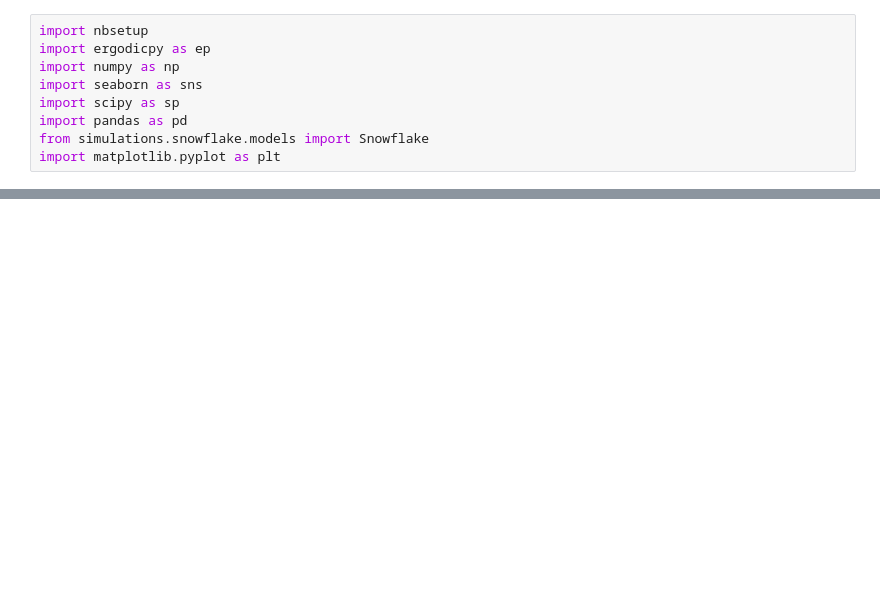
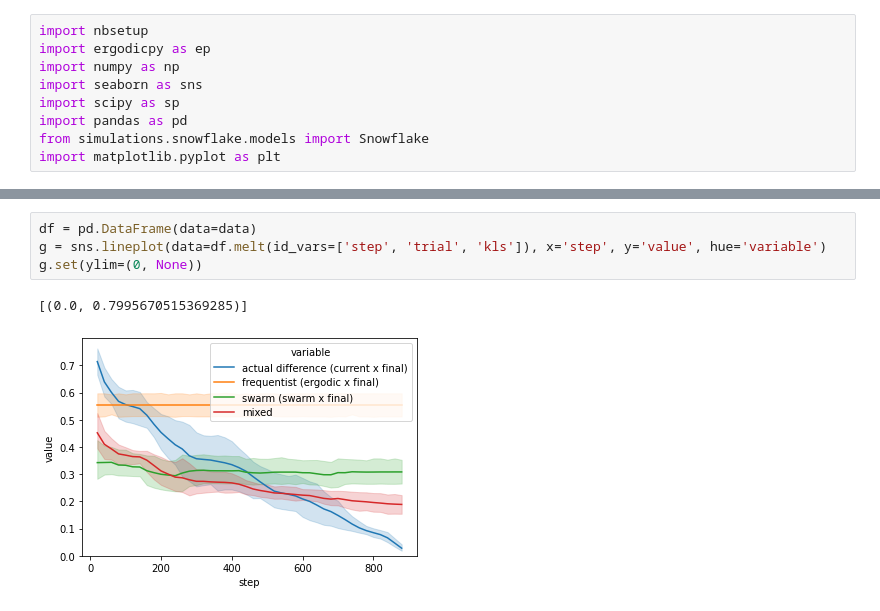
Before and after one commit to timjdavey/incoherence, a Jupyter notebook: notebooks/self_organisation/Snowflake primer.ipynb, the cells around one changed output, grey strips where cells are left out. Saved outputs shown, nothing was run; the diff lists cells and outputs as text; blank space fills up the shorter version.

```diff
--- a/notebooks/self_organisation/Snowflake primer.ipynb
+++ b/notebooks/self_organisation/Snowflake primer.ipynb
@@ -57,0 +65,7 @@ sns.lineplot(data=df.melt(id_vars=['step', 'trial']), x='step', y='value', hue='
+# %%
+df = pd.DataFrame(data=data)
+g = sns.lineplot(data=df.melt(id_vars=['step', 'trial', 'kls']), x='step', y='value', hue='variable')
+g.set(ylim=(0, None))
+# %% [output]
+[(0.0, 0.7995670515369285)]
+[figure, added]
```
Also changed, not shown: parts of 7 cells of this notebook, 7 other files.
